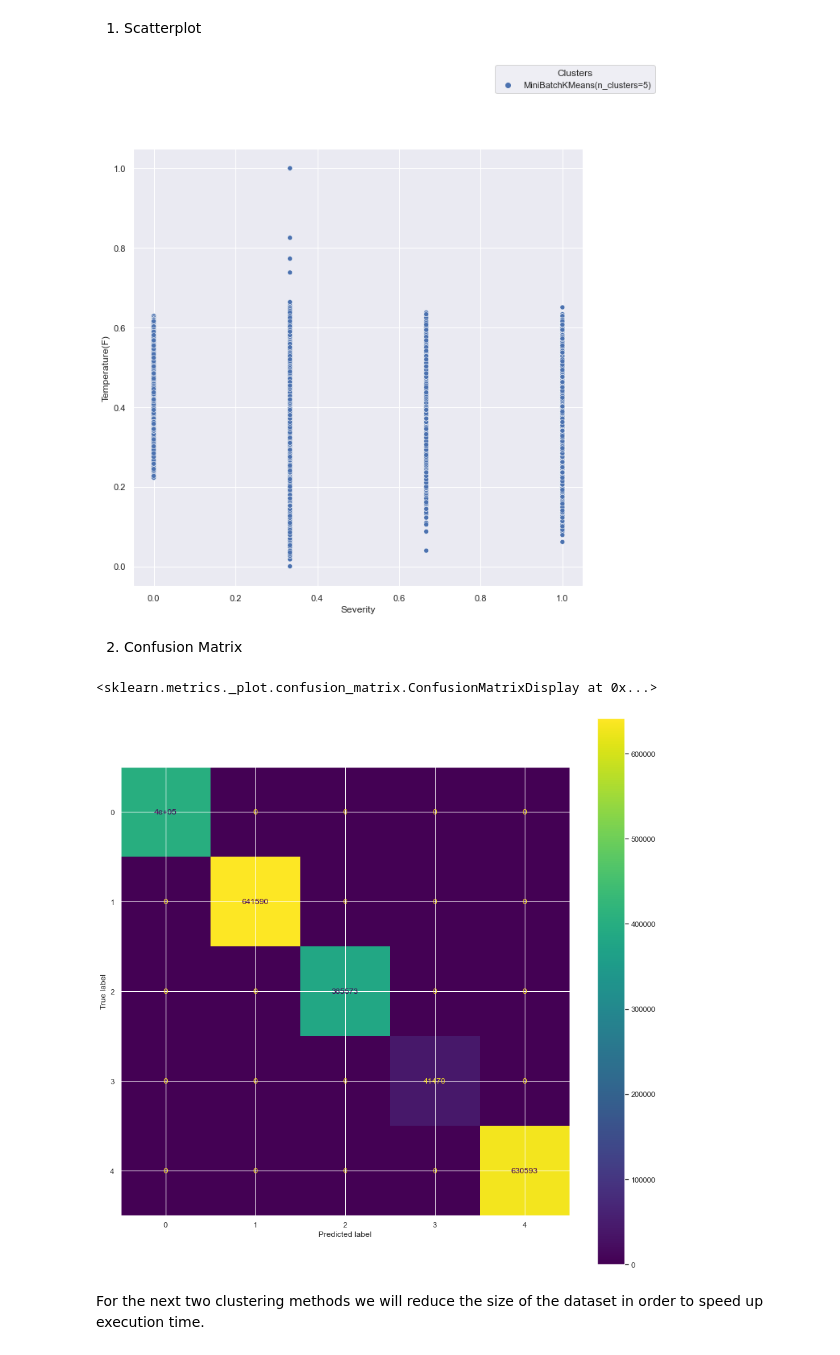
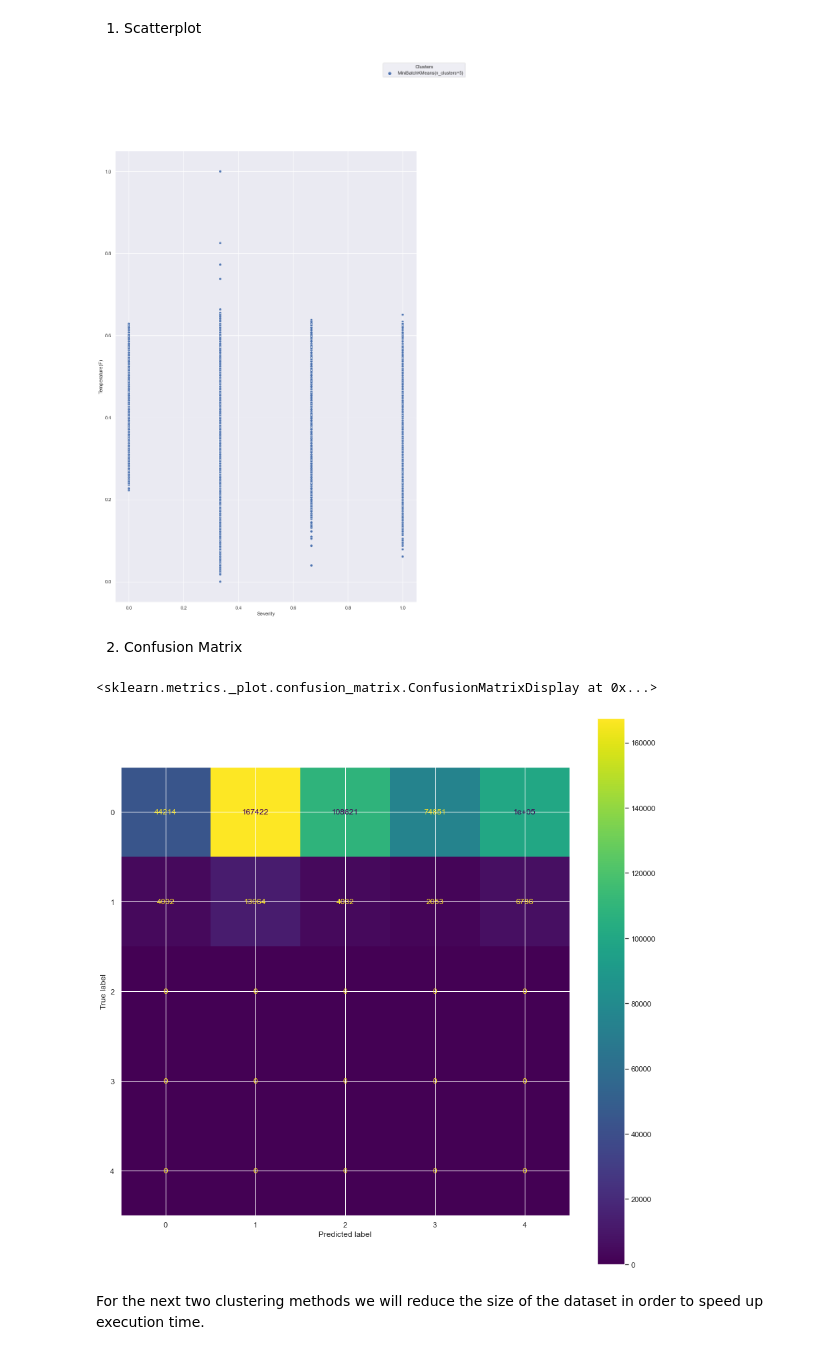
Before and after one commit to aboublini/Data-Analytics-US-Accidents, a Jupyter notebook: Ergasia_analytikis.ipynb, the cells around one changed output. Drawn from its saved outputs; the diff is of its cells as text; code cells hidden in the pictures.

```diff
--- a/Ergasia_analytikis.ipynb
+++ b/Ergasia_analytikis.ipynb
@@ -373,6 +375,10 @@ Index(['Severity', 'Start_Lat', 'Start_Lng', 'End_Lat', 'End_Lng',
+# %%
+y = scaled_data["Severity"]
+x = scaled_data.drop("Severity", axis = 1)
+x_train, x_test, y_train, y_test = train_test_split(x, y)
 # %% [markdown]
 Kmeans
 # %%
 kmeans = cluster.MiniBatchKMeans(n_clusters=5,init='k-means++')
-kmeans = kmeans.fit(scaled_data) # Actual
-prediction = kmeans.predict(scaled_data) # Predicted
+kmeans = kmeans.fit(x_train, y_train) # Actual
+prediction = kmeans.predict(x_test, y_test) # Predicted
@@ -384,0 +387,3 @@ metrics.accuracy_score(kmeans.labels_, prediction)
+# %%
+correct = np.round(y_test.to_numpy())
+metrics.accuracy_score(correct, prediction)
@@ -393,17 +400,17 @@ sns.move_legend(p, "upper right", bbox_to_anchor=(1.17, 1.2), title='Clusters')
 sns.set(rc={"figure.figsize":(10, 10)})
 plt.show()
 # %% [output]
-[figure, old version]
+[figure, new version]
 # %% [markdown]
 2. Confusion Matrix
 # %%
-cm = confusion_matrix(kmeans.labels_, prediction)
+cm = confusion_matrix(correct, prediction)
 cmp = metrics.ConfusionMatrixDisplay(confusion_matrix = cm)
 fig, ax = plt.subplots(figsize=(15,15))
 cmp.plot(ax = ax)
 # %% [output]
 <sklearn.metrics._plot.confusion_matrix.ConfusionMatrixDisplay at 0x...>
-[figure, old version]
+[figure, new version]
 # %% [markdown]
 For the next two clustering methods we will reduce the size of the dataset in order to speed up execution time.
 # %%
```
Also changed, not shown: parts of 23 cells of this notebook.
